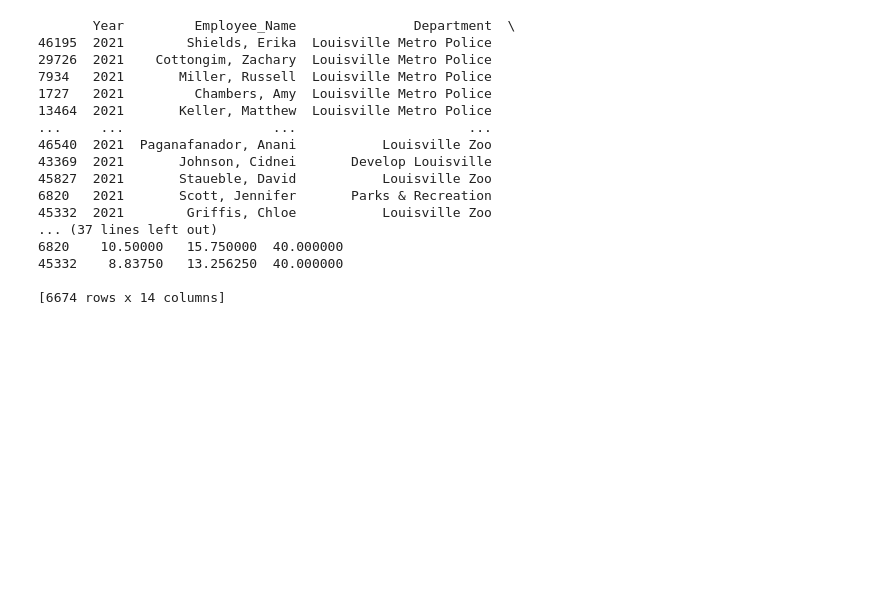
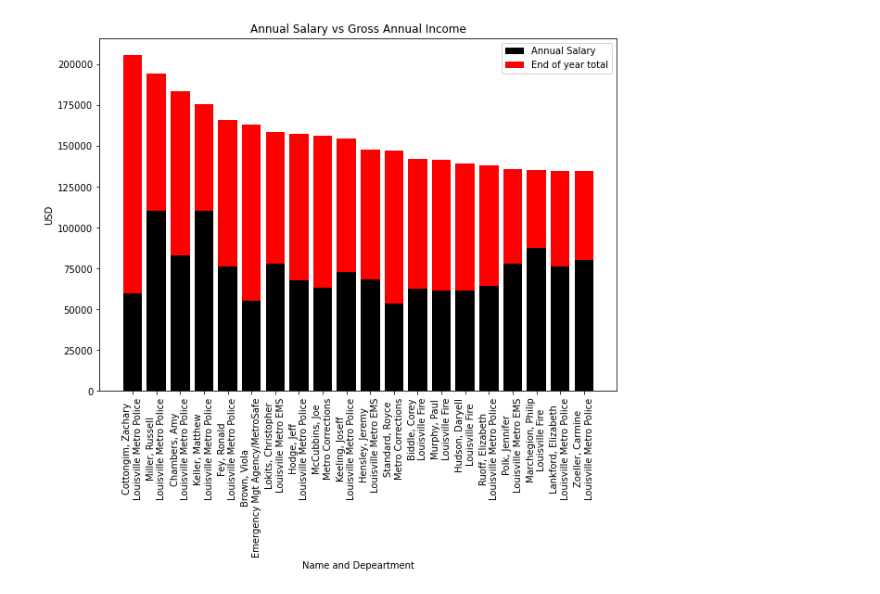
Before and after one commit to dmorton714/louisville_metro, a Jupyter notebook: pay_dig.ipynb, the cells around one changed output. Drawn from its saved outputs; the diff is of its cells as text; code cells hidden in the pictures; blank space fills up the shorter version.

```diff
--- a/pay_dig.ipynb
+++ b/pay_dig.ipynb
@@ -53,21 +37,25 @@ df2
 df2.to_excel("60_plus_hrs.xlsx")
-# %%
-print(df)
-# %% [output]
-       Year         Employee_Name               Department  \
-46195  2021        Shields, Erika  Louisville Metro Police
-29726  2021    Cottongim, Zachary  Louisville Metro Police
-7934   2021       Miller, Russell  Louisville Metro Police
-1727   2021         Chambers, Amy  Louisville Metro Police
-13464  2021       Keller, Matthew  Louisville Metro Police
-...     ...                   ...                      ...
-46540  2021  Paganafanador, Anani           Louisville Zoo
-43369  2021       Johnson, Cidnei       Develop Louisville
-45827  2021       Staueble, David           Louisville Zoo
-6820   2021       Scott, Jennifer       Parks & Recreation
-45332  2021        Griffis, Chloe           Louisville Zoo
-... (37 lines left out)
-6820    10.50000   15.750000  40.000000
-45332    8.83750   13.256250  40.000000
-
-[6674 rows x 14 columns]
+# %%
+df = df.query('YTD_Total > 1.5* Annual_Rate')
+df = df.sort_values('YTD_Total', ascending=False)
+df = df[:20]
+df["Name_Department"] = df['Employee_Name'] + '\n' + df['Department']
+df['YTD'] = df['YTD_Total'] - df['Annual_Rate']
+# %%
+x = df['Name_Department']
+y1 = df['Annual_Rate']
+y2 = df['YTD']
+
+plt.figure(figsize = (10,7))
+plt.tight_layout()
+plt.bar(x, y1, color='black', label = 'Annual Salary')
+plt.bar(x, y2, bottom=y1, color='r', label = 'End of year total')
+plt.title("Annual Salary vs Gross Annual Income")
+plt.xlabel("Name and Depeartment")
+plt.ylabel("USD")
+plt.xticks(rotation='vertical')
+plt.legend()
+plt.savefig('anl_sal_vs_ytd.jpg', dpi=100, bbox_inches = 'tight')
+plt.show()
+# %% [output]
+[figure, added]
```
Also changed, not shown: parts of 2 cells of this notebook, 6 other files.
